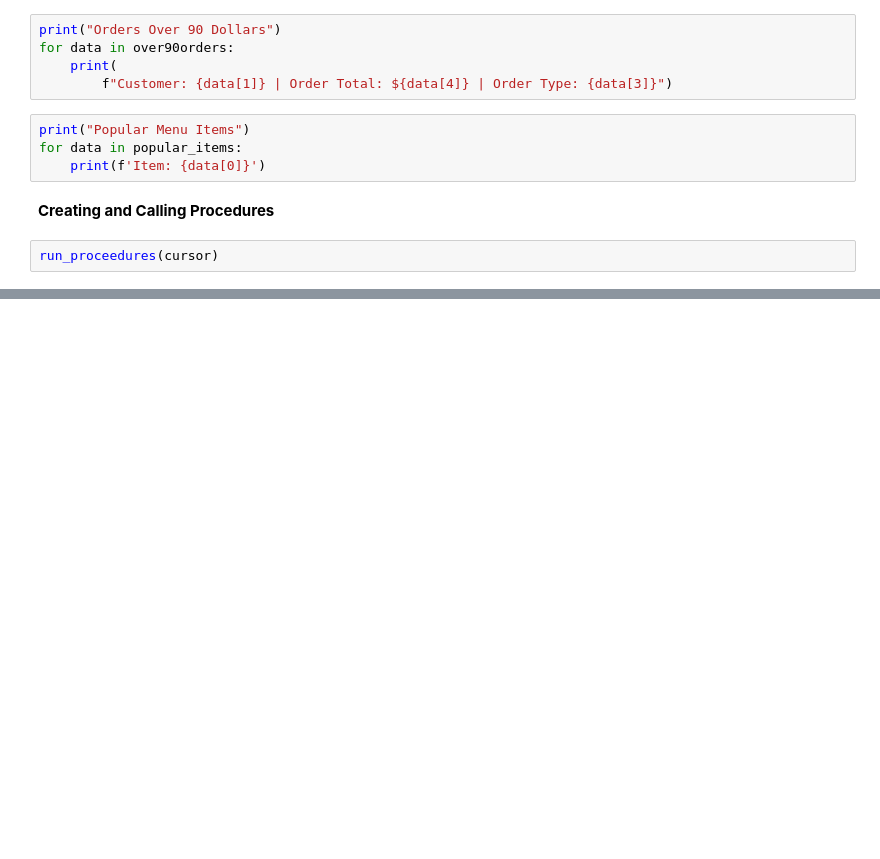
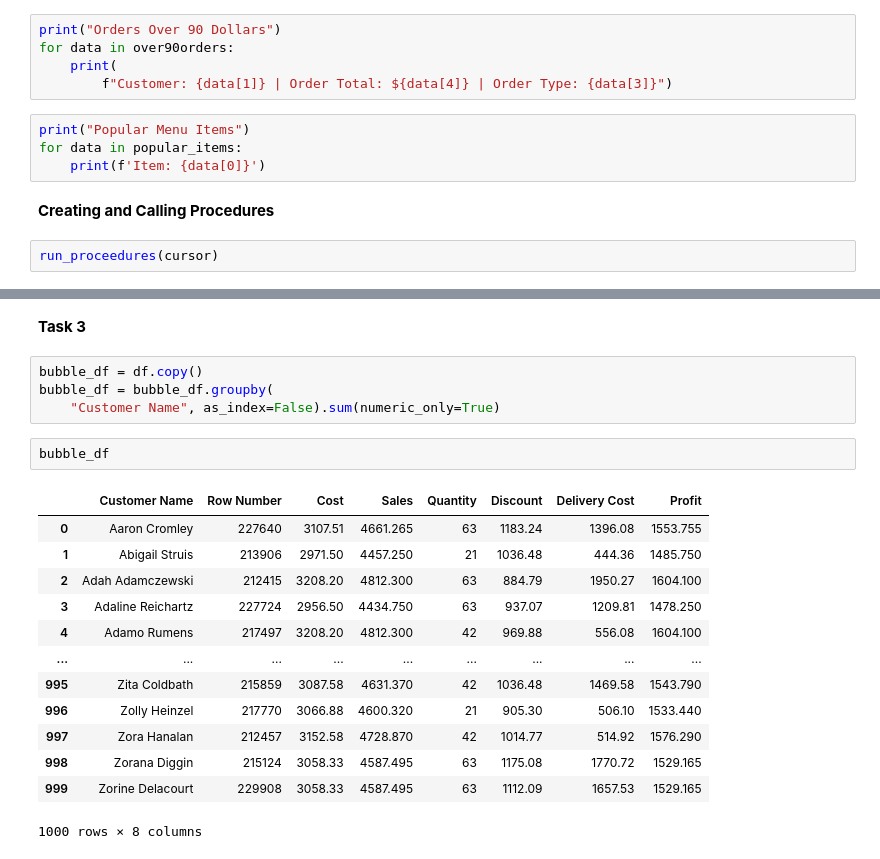
Before and after one commit to Anthony-Lionetti/db-eng-capstone, a Jupyter notebook: testing.ipynb, the cells around one changed output, grey strips where cells are left out. Saved outputs shown, nothing was run; the diff lists cells and outputs as text; blank space fills up the shorter version.

```diff
--- a/testing.ipynb
+++ b/testing.ipynb
@@ -67,0 +209,22 @@ lemon_df
+# %% [markdown]
+**Task 3**
+# %%
+bubble_df = df.copy()
+bubble_df = bubble_df.groupby(
+    "Customer Name", as_index=False).sum(numeric_only=True)
+# %%
+bubble_df
+# %% [output]
+|  | Customer Name | Row Number | Cost | Sales | Quantity | Discount | Delivery Cost | Profit |
+| 0 | Aaron Cromley | 227640 | 3107.51 | 4661.265 | 63 | 1183.24 | 1396.08 | 1553.755 |
+| 1 | Abigail Struis | 213906 | 2971.50 | 4457.250 | 21 | 1036.48 | 444.36 | 1485.750 |
+| 2 | Adah Adamczewski | 212415 | 3208.20 | 4812.300 | 63 | 884.79 | 1950.27 | 1604.100 |
+| 3 | Adaline Reichartz | 227724 | 2956.50 | 4434.750 | 63 | 937.07 | 1209.81 | 1478.250 |
+| 4 | Adamo Rumens | 217497 | 3208.20 | 4812.300 | 42 | 969.88 | 556.08 | 1604.100 |
+| ... | ... | ... | ... | ... | ... | ... | ... | ... |
+| 995 | Zita Coldbath | 215859 | 3087.58 | 4631.370 | 42 | 1036.48 | 1469.58 | 1543.790 |
+| 996 | Zolly Heinzel | 217770 | 3066.88 | 4600.320 | 21 | 905.30 | 506.10 | 1533.440 |
+| 997 | Zora Hanalan | 212457 | 3152.58 | 4728.870 | 42 | 1014.77 | 514.92 | 1576.290 |
+| 998 | Zorana Diggin | 215124 | 3058.33 | 4587.495 | 63 | 1175.08 | 1770.72 | 1529.165 |
+| 999 | Zorine Delacourt | 229908 | 3058.33 | 4587.495 | 63 | 1112.09 | 1657.53 | 1529.165 |
+1000 rows × 8 columns
```
Also changed, not shown: parts of 32 cells of this notebook, 5 other files.
